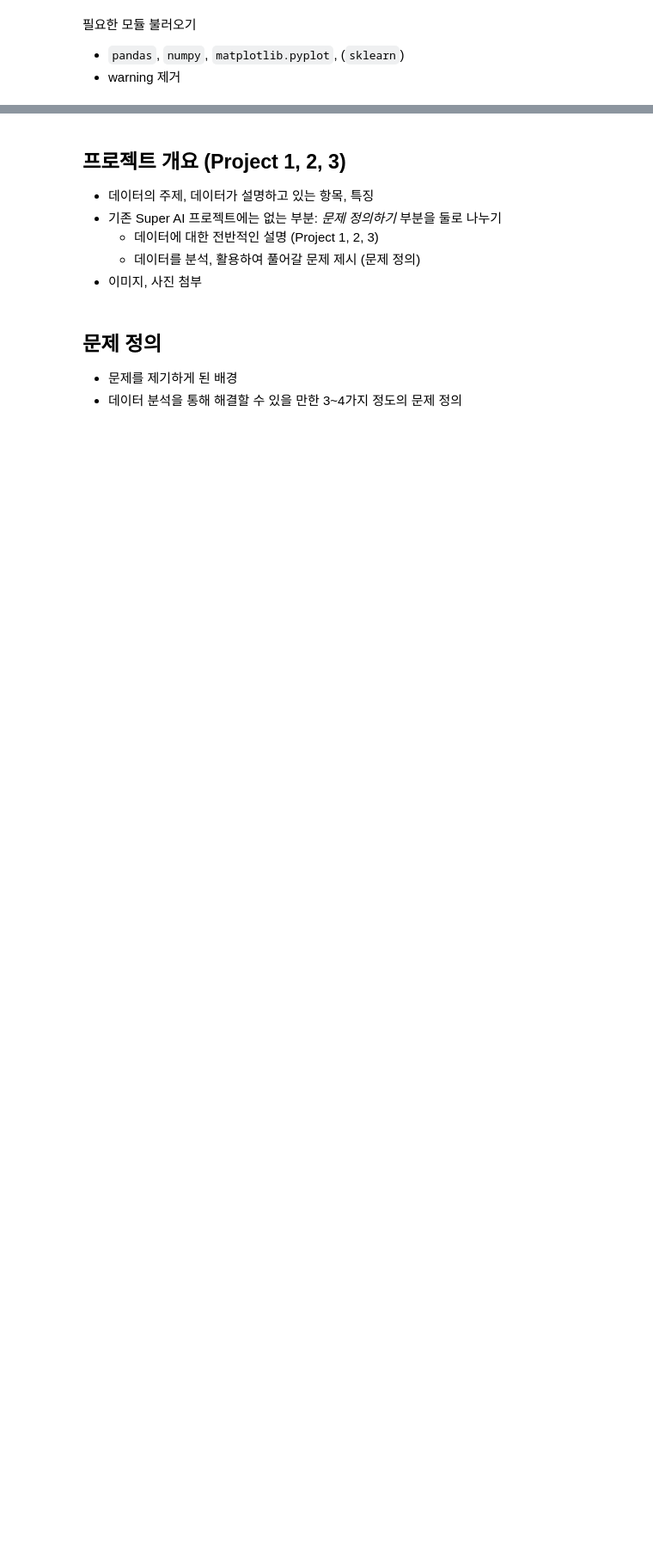
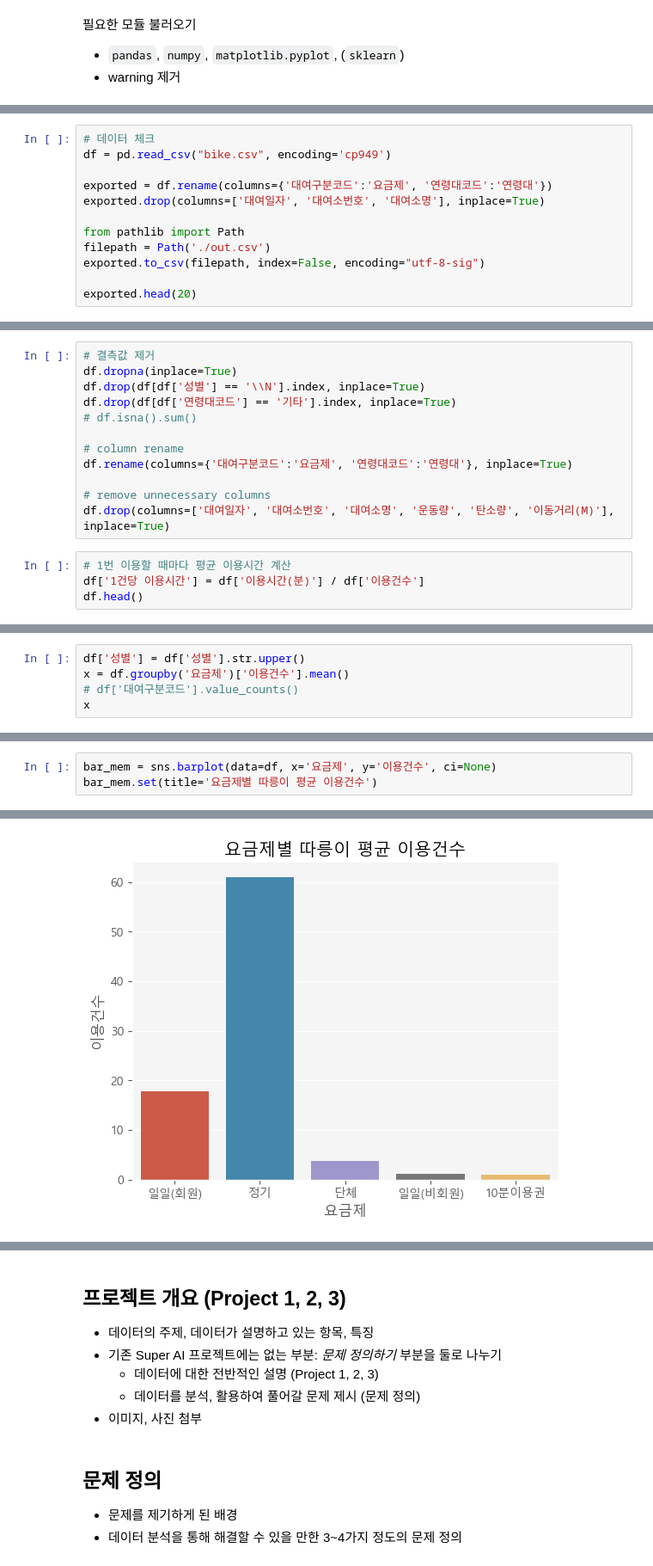
Before and after one commit to jpjun8/C3cube, a Jupyter notebook: DA_Nocode/bike/bike.ipynb, the cells around one changed output, grey strips where cells are left out. Shown at 86% size. Drawn from its saved outputs; the diff is of its cells as text; blank space fills up the shorter version.

```diff
--- a/DA_Nocode/bike/bike.ipynb
+++ b/DA_Nocode/bike/bike.ipynb
@@ -14,0 +21,12 @@ warnings.filterwarnings('ignore')
+# %%
+# 데이터 체크
+df = pd.read_csv("bike.csv", encoding='cp949')
+
+exported = df.rename(columns={'대여구분코드':'요금제', '연령대코드':'연령대'})
+exported.drop(columns=['대여일자', '대여소번호', '대여소명'], inplace=True)
+
+from pathlib import Path
+filepath = Path('./out.csv')
+exported.to_csv(filepath, index=False, encoding="utf-8-sig")
+
+exported.head(20)
@@ -14,0 +51,16 @@ warnings.filterwarnings('ignore')
+# %%
+# 결측값 제거
+df.dropna(inplace=True)
+df.drop(df[df['성별'] == '\\N'].index, inplace=True)
+df.drop(df[df['연령대코드'] == '기타'].index, inplace=True)
+# df.isna().sum()
+
+# column rename
+df.rename(columns={'대여구분코드':'요금제', '연령대코드':'연령대'}, inplace=True)
+
+# remove unnecessary columns
+df.drop(columns=['대여일자', '대여소번호', '대여소명', '운동량', '탄소량', '이동거리(M)'], inplace=True)
+# %%
+# 1번 이용할 때마다 평균 이용시간 계산
+df['1건당 이용시간'] = df['이용시간(분)'] / df['이용건수']
+df.head()
@@ -14,0 +74,5 @@ warnings.filterwarnings('ignore')
+# %%
+df['성별'] = df['성별'].str.upper()
+x = df.groupby('요금제')['이용건수'].mean()
+# df['대여구분코드'].value_counts()
+x
@@ -14,0 +87,4 @@ warnings.filterwarnings('ignore')
+# %%
+bar_mem = sns.barplot(data=df, x='요금제', y='이용건수', ci=None)
+bar_mem.set(title='요금제별 따릉이 평균 이용건수')
+# %% [output]
@@ -14,0 +92 @@ warnings.filterwarnings('ignore')
+[figure, added]
```
Also changed, not shown: parts of 13 cells of this notebook, 43 other files.
